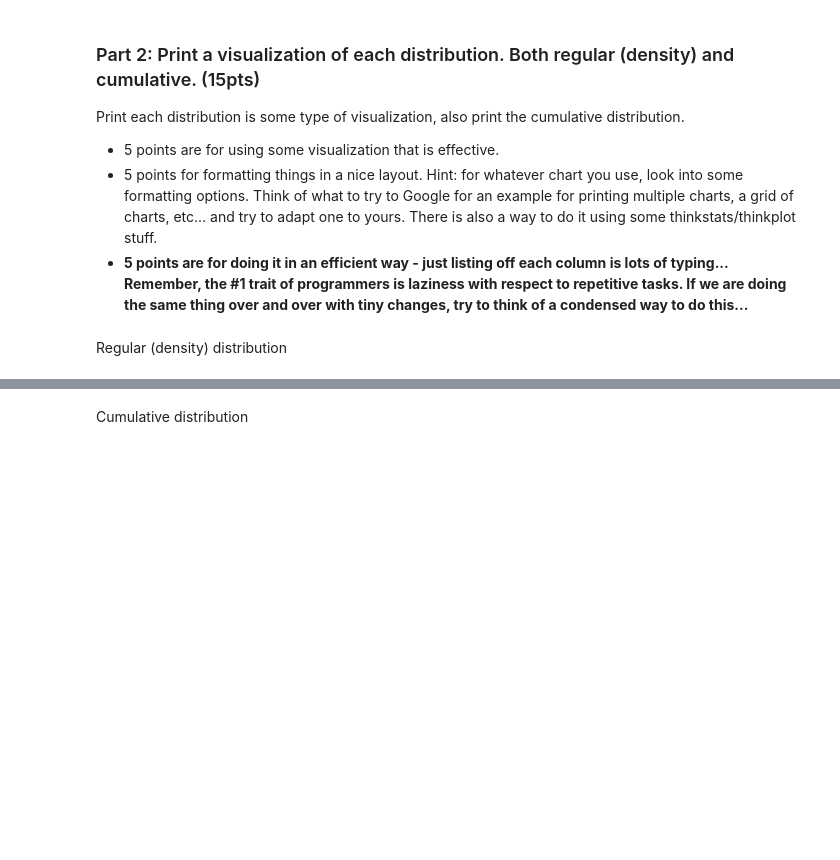
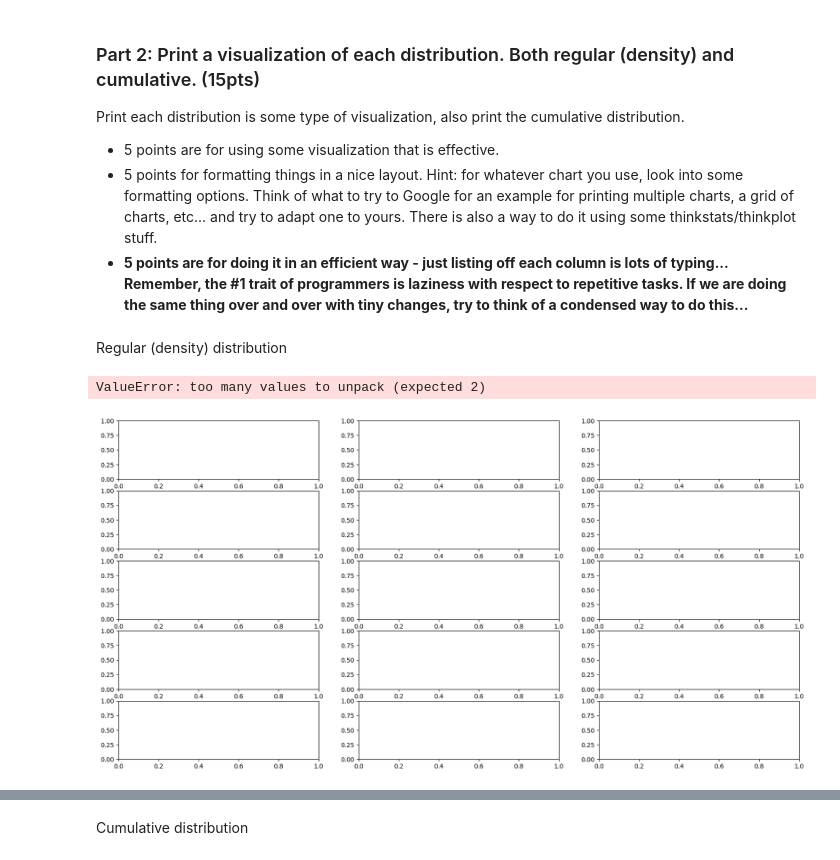
Before and after one commit to Nishaa95/BSIP_Assignment_2_Students, a Jupyter notebook: stats_asn_2_start.ipynb, the cells around one changed output, grey strips where cells are left out. Cells and saved outputs as stored; diff of their text form; code cells hidden in the pictures; blank space fills up the shorter version.

```diff
--- a/stats_asn_2_start.ipynb
+++ b/stats_asn_2_start.ipynb
@@ -84,6 +84,15 @@ Print each distribution is some type of visualization, also print the cumulative
 </ul>
 # %% [markdown]
 Regular (density) distribution
+# %%
+df = dfLE.drop(columns=["Country","isDeveloped"])
+fig, ax=plt.subplots(5,3)
+for j,column in df:
+     sns.histplot(df[column], ax=ax[j//3,j%3], color="blue", kde = True)
+     sns.ecdfplot(data=df[column],ax=ax[j//3,j%3], color="red")
+# %% [output]
+ValueError: too many values to unpack (expected 2)
+[figure, added]
 # %%
 df = dfLE.drop(columns=["Country","isDeveloped"])
 j=1
```
Also changed, not shown: parts of 10 cells of this notebook.
